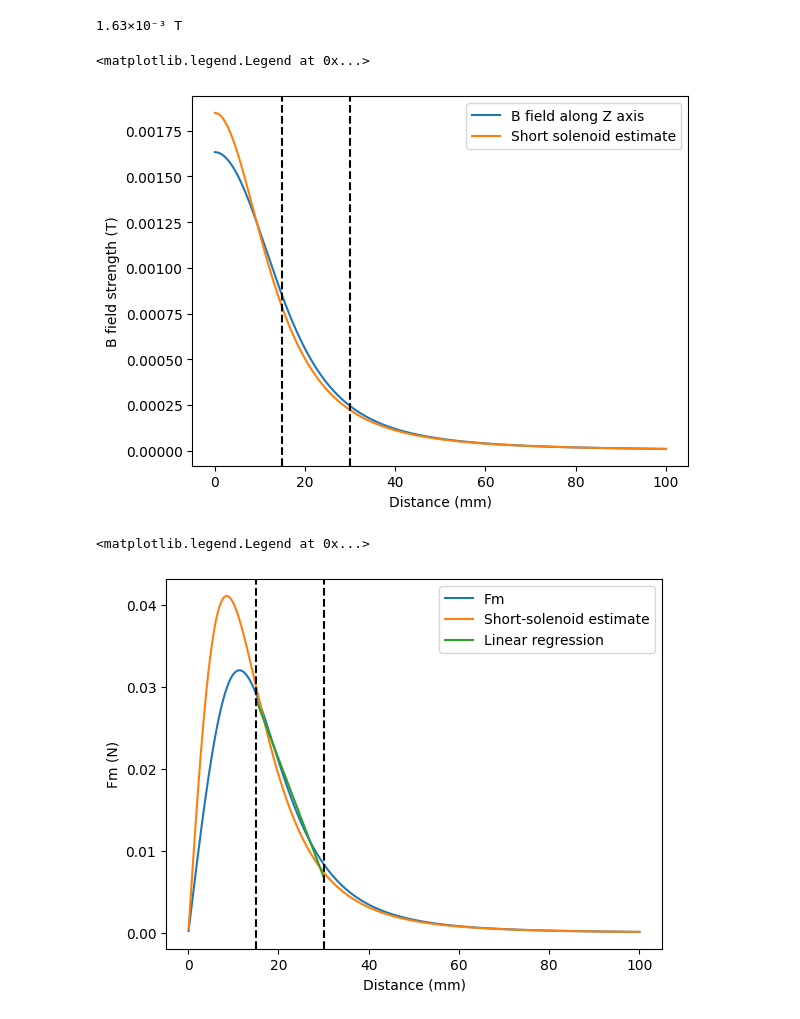
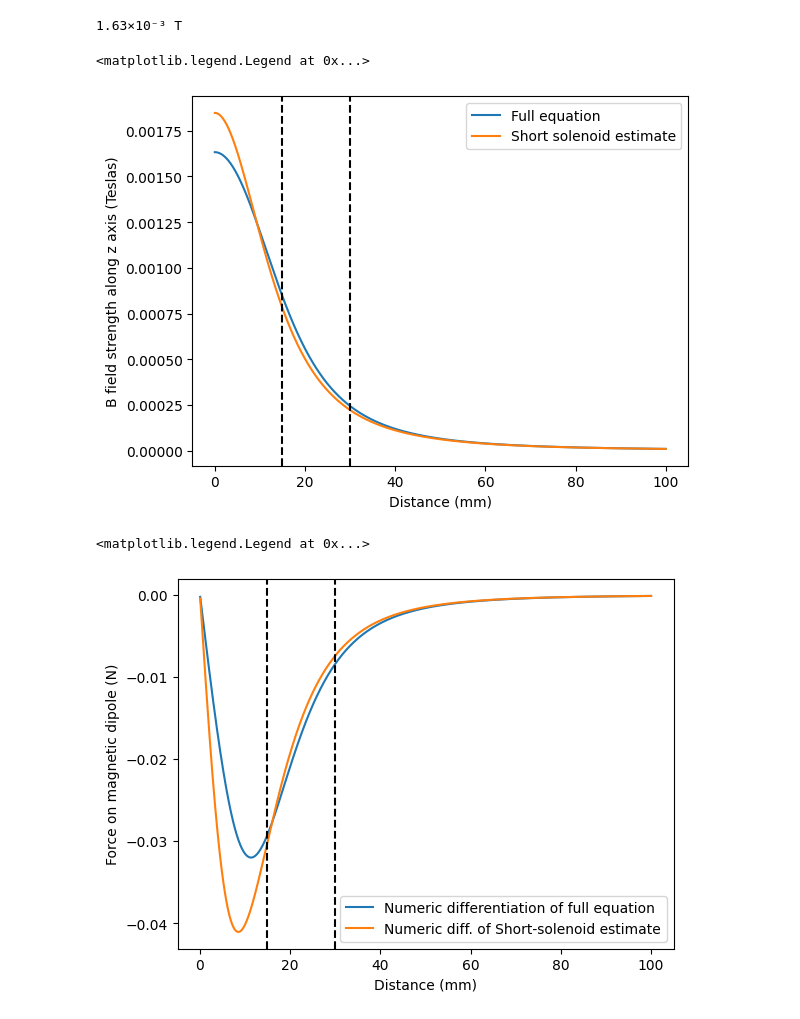
Before and after one commit to JohnnyMaBoi/Magnetic-Levitation, a Jupyter notebook: b_field_on_z_axis.ipynb, the cells around one changed output. Cells and saved outputs as stored; diff of their text form; code cells hidden in the pictures.

```diff
--- a/b_field_on_z_axis.ipynb
+++ b/b_field_on_z_axis.ipynb
@@ -19,47 +19,47 @@ B_z_axis = mu_0 * N * I / 2 * (((l / 2 - z) / (l * np.sqrt(R ** 2 + (l / 2 - z)
 print(B_z_axis[0].to(units.tesla))
 
 # From wikipedia: https://en.wikipedia.org/wiki/Solenoid#Short_solenoid_estimate
-B2 = mu_0 * I * N * R ** 2 / (2 * (R ** 2 + z ** 2) ** (3 / 2))
+B_short_solenoid_eq = mu_0 * I * N * R ** 2 / (2 * (R ** 2 + z ** 2) ** (3 / 2))
 
 start_lin_reg = 15 * units.mm
 end_lin_reg = 30 * units.mm
 lin_reg_range = (start_lin_reg <= z) & (z <= end_lin_reg)
 
-plt.plot(z.to(units.mm), B_z_axis.to(units.tesla), label = "B field along Z axis")
-plt.plot(z.to(units.mm), B2.to(units.tesla), label = "Short solenoid estimate")
+plt.plot(z.to(units.mm), B_z_axis.to(units.tesla), label = "Full equation")
+plt.plot(z.to(units.mm), B_short_solenoid_eq.to(units.tesla), label = "Short solenoid estimate")
 plt.xlabel("Distance (mm)")
-plt.ylabel("B field strength (T)")
+plt.ylabel("B field strength along z axis (Teslas)")
 plt.axvline(x = start_lin_reg.to(units.mm).magnitude, color = "black", linestyle = "dashed")
 plt.axvline(x = end_lin_reg.to(units.mm).magnitude, color = "black", linestyle = "dashed")
 plt.legend(loc = "upper right")
 # %% [output]
 1.63×10⁻³ T
 <matplotlib.legend.Legend at 0x...>
-[figure, old version]
+[figure, new version]
 # %%
 magnet_dipole = 0.44 * units.amp * units.meter ** 2
 dBdz = np.diff(B_z_axis, prepend = B_z_axis[0]) / np.diff(z, prepend = z[0])
-F = magnet_dipole * -dBdz
+F = magnet_dipole * dBdz
 
-dB2dz = np.diff(B2, prepend = B2[0]) / np.diff(z, prepend = z[0])
-F4 = magnet_dipole * -dB2dz
+dBdz_short_solenoid_eq = np.diff(B_short_solenoid_eq, prepend = B_short_solenoid_eq[0]) / np.diff(z, prepend = z[0])
+F_short_solenoid_eq = magnet_dipole * dBdz_short_solenoid_eq
 
 # linear regression
 A = np.vstack([z[lin_reg_range].to(units.mm).magnitude, np.ones(len(z[lin_reg_range]))]).T
 slope, intercept = np.linalg.lstsq(A, F[lin_reg_range].to(units.newton).magnitude, rcond=None)[0]
 slope = slope * units.N / units.mm
 intercept = intercept * units.newton
 
-plt.plot(z.to(units.mm), F.to(units.newton), label = "Fm")
-plt.plot(z.to(units.mm), F4.to(units.newton), linestyle = "solid", label = "Short-solenoid estimate")
-plt.plot((z[lin_reg_range]).to(units.mm), (slope * z[lin_reg_range] + intercept).to(units.newton), color = "black", label = "Linear regression")
+plt.plot(z.to(units.mm), F.to(units.newton), label = "Numeric differentiation of full equation")
+plt.plot(z.to(units.mm), F_short_solenoid_eq.to(units.newton), linestyle = "solid", label = "Numeric diff. of Short-solenoid estimate")
+# plt.plot((z[lin_reg_range]).to(units.mm), (slope * z[lin_reg_range] + intercept).to(units.newton), color = "black", label = "Linear regression")
 plt.xlabel("Distance (mm)")
-plt.ylabel("Fm (N)")
+plt.ylabel("Force on magnetic dipole (N)")
 plt.axvline(x = start_lin_reg.to(units.mm).magnitude, color = "black", linestyle = "dashed")
 plt.axvline(x = end_lin_reg.to(units.mm).magnitude, color = "black", linestyle = "dashed")
-plt.legend(loc = "upper right")
+plt.legend(loc = "lower right")
 # %% [output]
 <matplotlib.legend.Legend at 0x...>
-[figure, old version]
+[figure, new version]
 # %%
 # From: https://www.physicsforums.com/insights/how-to-model-a-magnet-falling-through-a-conducting-pipe/
```
Also changed, not shown: parts of 2 cells of this notebook.
